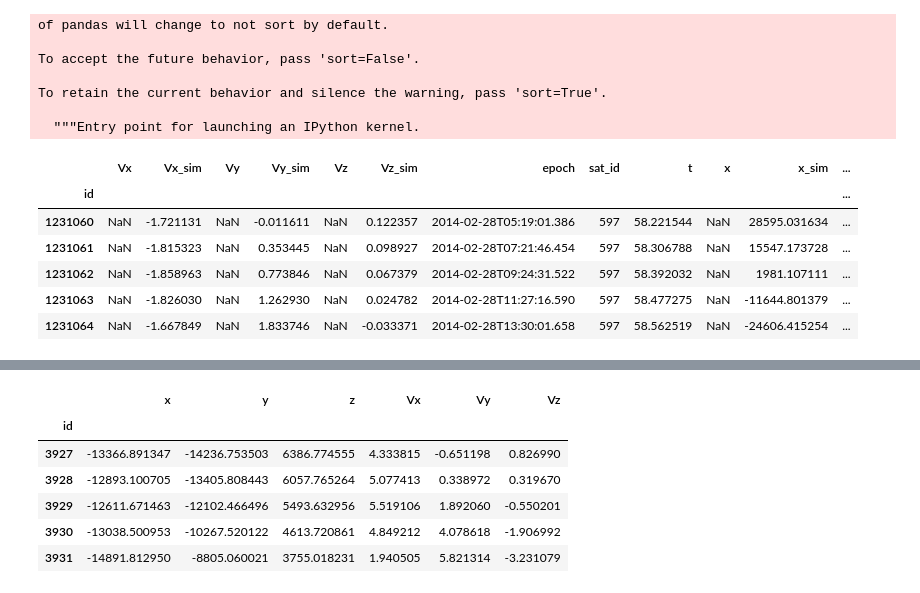
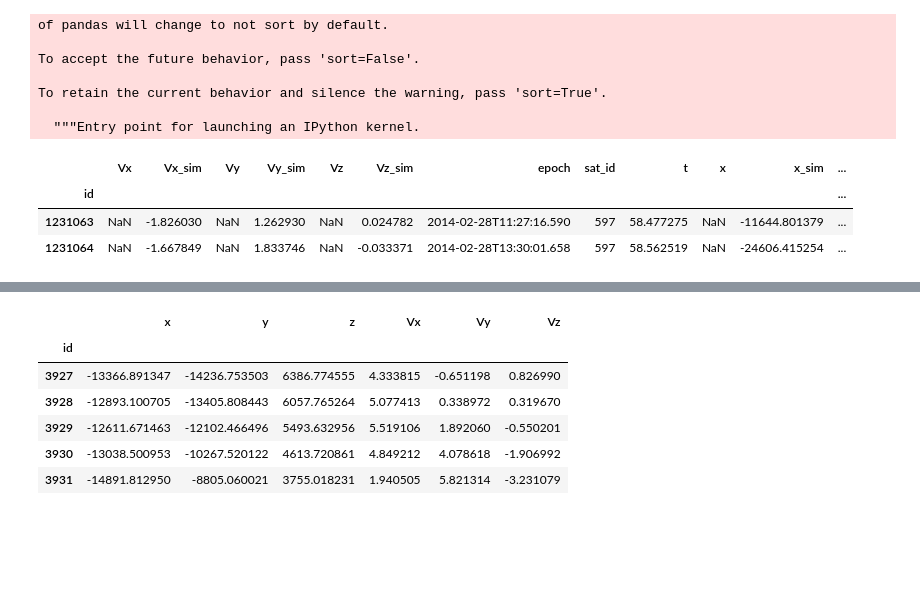
Before and after one commit to Mixanik-43/IDAO-2020, a Jupyter notebook: utils_notebook.ipynb, the cells around one changed output, grey strips where cells are left out. Drawn from its saved outputs; the diff is of its cells as text; code cells hidden in the pictures; blank space fills up the shorter version.

```diff
--- a/utils_notebook.ipynb
+++ b/utils_notebook.ipynb
@@ -610,12 +611,9 @@ To retain the current behavior and silence the warning, pass 'sort=True'.
 
   """Entry point for launching an IPython kernel.
 # %%
-s_data_all.tail()
+s_data_all.tail(2)
 # %% [output]
 |  | Vx | Vx_sim | Vy | Vy_sim | Vz | Vz_sim | epoch | sat_id | t | x | x_sim | ... |
 | id |  |  |  |  |  |  |  |  |  |  |  | ... |
-| 1231060 | NaN | -1.721131 | NaN | -0.011611 | NaN | 0.122357 | 2014-02-28T05:19:01.386 | 597 | 58.221544 | NaN | 28595.031634 | ... |
-| 1231061 | NaN | -1.815323 | NaN | 0.353445 | NaN | 0.098927 | 2014-02-28T07:21:46.454 | 597 | 58.306788 | NaN | 15547.173728 | ... |
-| 1231062 | NaN | -1.858963 | NaN | 0.773846 | NaN | 0.067379 | 2014-02-28T09:24:31.522 | 597 | 58.392032 | NaN | 1981.107111 | ... |
 | 1231063 | NaN | -1.826030 | NaN | 1.262930 | NaN | 0.024782 | 2014-02-28T11:27:16.590 | 597 | 58.477275 | NaN | -11644.801379 | ... |
 | 1231064 | NaN | -1.667849 | NaN | 1.833746 | NaN | -0.033371 | 2014-02-28T13:30:01.658 | 597 | 58.562519 | NaN | -24606.415254 | ... |
```
Also changed, not shown: parts of 18 cells of this notebook.
